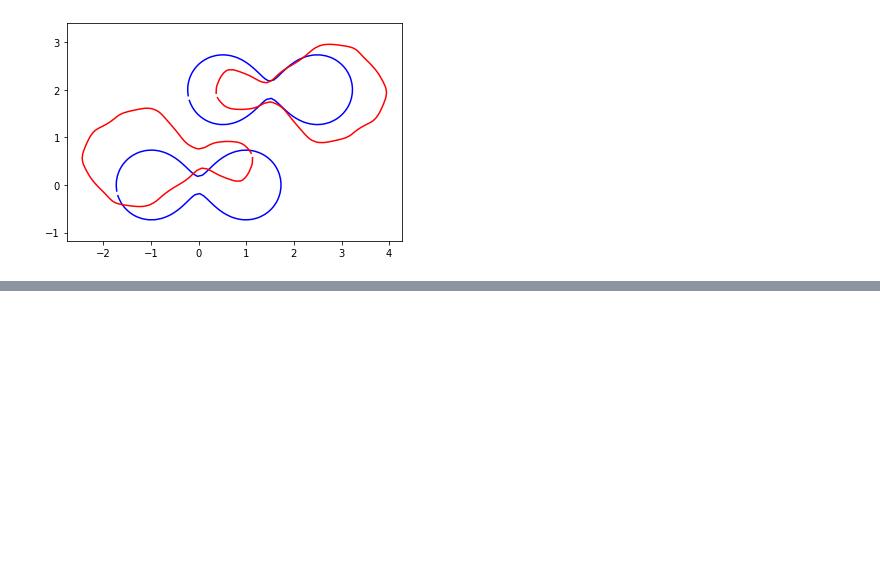
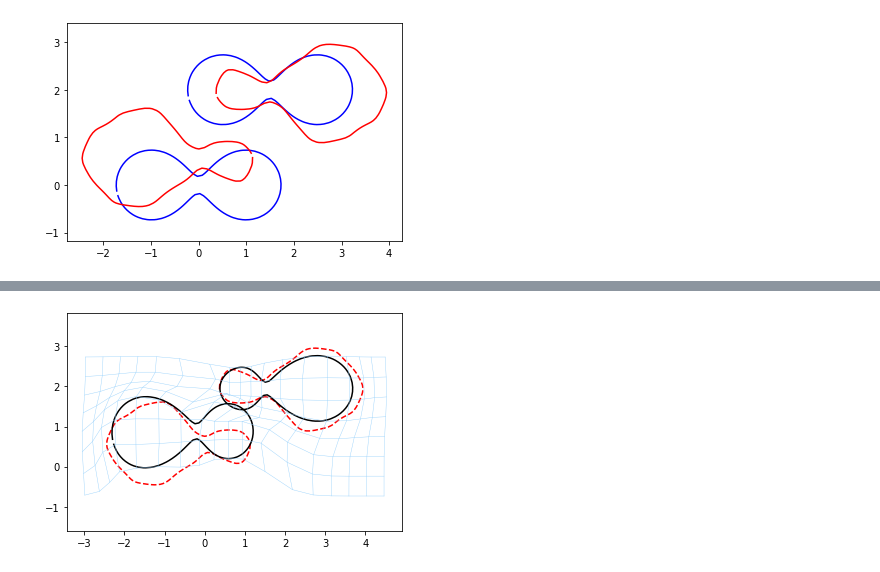
Before and after one commit to bgris/implicitmodules, a Jupyter notebook: script/torch/Matching_Nuts.ipynb, the cells around one changed output, grey strips where cells are left out. Cells and saved outputs as stored; diff of their text form; code cells hidden in the pictures; blank space fills up the shorter version.

```diff
--- a/script/torch/Matching_Nuts.ipynb
+++ b/script/torch/Matching_Nuts.ipynb
@@ -96,0 +209,30 @@ costs = fitter.fit([target_deformable0, target_deformable1], 40, options={'shoot
+# %%
+multishape_grid = dm.MultiShape.MultiShape.MultiShapeModules(module_list_grid, sigma_bck)
+Ham_grid = MultiShapeHamiltonian.Hamiltonian_multishape(multishape_grid, constraints_grid)
+shoot(Ham_grid, shoot_solver, shoot_it)
+shape0_defo_grid = Ham_grid.module.modules[0][0].manifold.gd
+shape1_defo_grid = Ham_grid.module.modules[1][0].manifold.gd
+# %%
+grid0_deformed_pts = Ham_grid.module.modules[0][1].manifold.gd
+grid1_deformed_pts = Ham_grid.module.modules[1][1].manifold.gd
+gridbck_deformed_pts = Ham_grid.module.modules[2][-1].manifold.gd
+# %%
+gridmod.manifold.gd[ind_grid_0] = grid0_deformed_pts.clone()
+gridmod.manifold.gd[ind_grid_1] = grid1_deformed_pts.clone()
+gridmod.manifold.gd[ind_grid_bck] = gridbck_deformed_pts.clone()
+# %%
+grid_deformed = gridmod.togrid()
+# %%
+ax = plt.subplot()
+#plt.plot(source[0][:,0].detach(), source[0][:,1].detach(), '-b')
+#plt.plot(source[1][:,0].detach(), source[1][:,1].detach(), '-b')
+plt.plot(target[0][:,0].detach(), target[0][:,1].detach(), '--r')
+plt.plot(target[1][:,0].detach(), target[1][:,1].detach(), '--r')
+plt.plot(shape0_defo_grid[:,0].detach(), shape0_defo[:,1].detach(), '-k')
+plt.plot(shape1_defo_grid[:,0].detach(), shape1_defo[:,1].detach(), '-k')
+
+dm.Utilities.plot_grid(ax, grid_deformed[0], grid_deformed[1], color='xkcd:light blue', lw=0.4)
+plt.axis('equal')
+plt.show()
+# %% [output]
+[figure, added]
```
Also changed, not shown: parts of 16 cells of this notebook.
